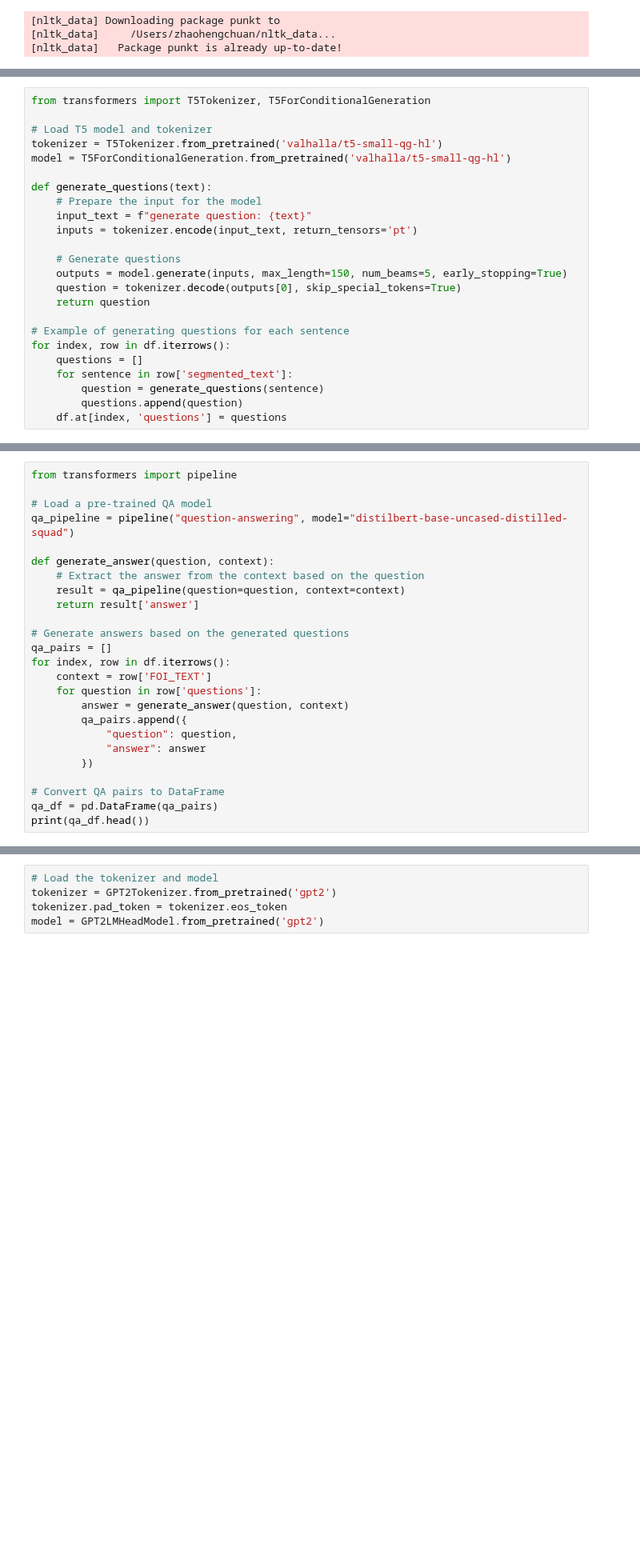
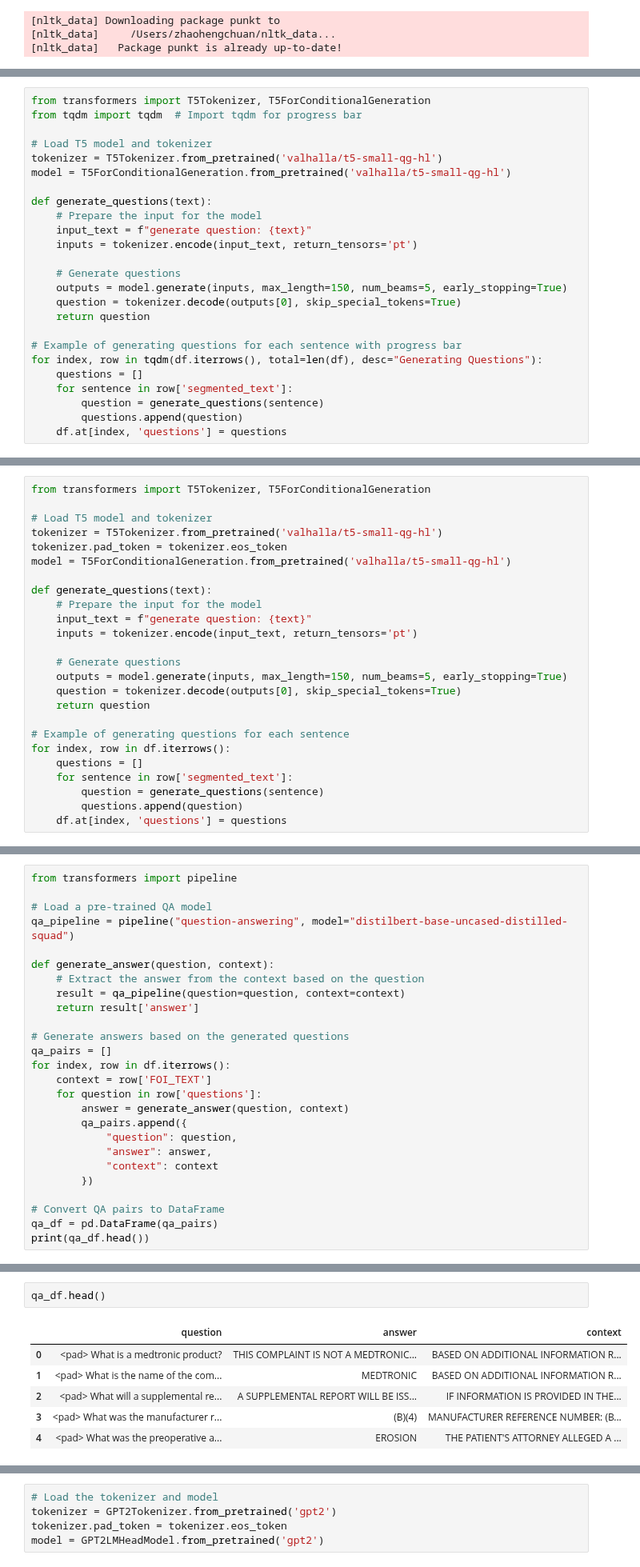
Before and after one commit to KaneZhao/Adverse-Events-in-Female-Stress-Urinary-Incontinence, a Jupyter notebook: ChatBot.ipynb, the cells around one changed output, grey strips where cells are left out. Shown at 80% size. Cells and saved outputs as stored; diff of their text form; blank space fills up the shorter version.

```diff
--- a/ChatBot.ipynb
+++ b/ChatBot.ipynb
@@ -31,0 +51,25 @@ df['segmented_text'] = df['cleaned_text'].apply(segment_text)
+# %%
+from transformers import T5Tokenizer, T5ForConditionalGeneration
+from tqdm import tqdm  # Import tqdm for progress bar
+
+# Load T5 model and tokenizer
+tokenizer = T5Tokenizer.from_pretrained('valhalla/t5-small-qg-hl')
+model = T5ForConditionalGeneration.from_pretrained('valhalla/t5-small-qg-hl')
+
+def generate_questions(text):
+    # Prepare the input for the model
+    input_text = f"generate question: {text}"
+    inputs = tokenizer.encode(input_text, return_tensors='pt')
+
+    # Generate questions
+    outputs = model.generate(inputs, max_length=150, num_beams=5, early_stopping=True)
+    question = tokenizer.decode(outputs[0], skip_special_tokens=True)
+    return question
+
+# Example of generating questions for each sentence with progress bar
+for index, row in tqdm(df.iterrows(), total=len(df), desc="Generating Questions"):
+    questions = []
+    for sentence in row['segmented_text']:
+        question = generate_questions(sentence)
+        questions.append(question)
+    df.at[index, 'questions'] = questions
@@ -34,6 +80,7 @@ from transformers import T5Tokenizer, T5ForConditionalGeneration
 
 # Load T5 model and tokenizer
 tokenizer = T5Tokenizer.from_pretrained('valhalla/t5-small-qg-hl')
+tokenizer.pad_token = tokenizer.eos_token
 model = T5ForConditionalGeneration.from_pretrained('valhalla/t5-small-qg-hl')
 
 def generate_questions(text):
@@ -74,7 +119,8 @@ for index, row in df.iterrows():
         answer = generate_answer(question, context)
         qa_pairs.append({
             "question": question,
-            "answer": answer
+            "answer": answer,
+            "context": context
         })
 
 # Convert QA pairs to DataFrame
@@ -98,0 +150,9 @@ To enable the following instructions: AVX2 FMA, in other operations, rebuild Ten
+# %%
+qa_df.head()
+# %% [output]
+|  | question | answer | context |
+| 0 | <pad> What is a medtronic product? | THIS COMPLAINT IS NOT A MEDTRONIC... | BASED ON ADDITIONAL INFORMATION R... |
+| 1 | <pad> What is the name of the com... | MEDTRONIC | BASED ON ADDITIONAL INFORMATION R... |
+| 2 | <pad> What will a supplemental re... | A SUPPLEMENTAL REPORT WILL BE ISS... | IF INFORMATION IS PROVIDED IN THE... |
+| 3 | <pad> What was the manufacturer r... | (B)(4) | MANUFACTURER REFERENCE NUMBER: (B... |
+| 4 | <pad> What was the preoperative a... | EROSION | THE PATIENT'S ATTORNEY ALLEGED A ... |
```
Also changed, not shown: parts of 28 cells of this notebook, 3 other files.
